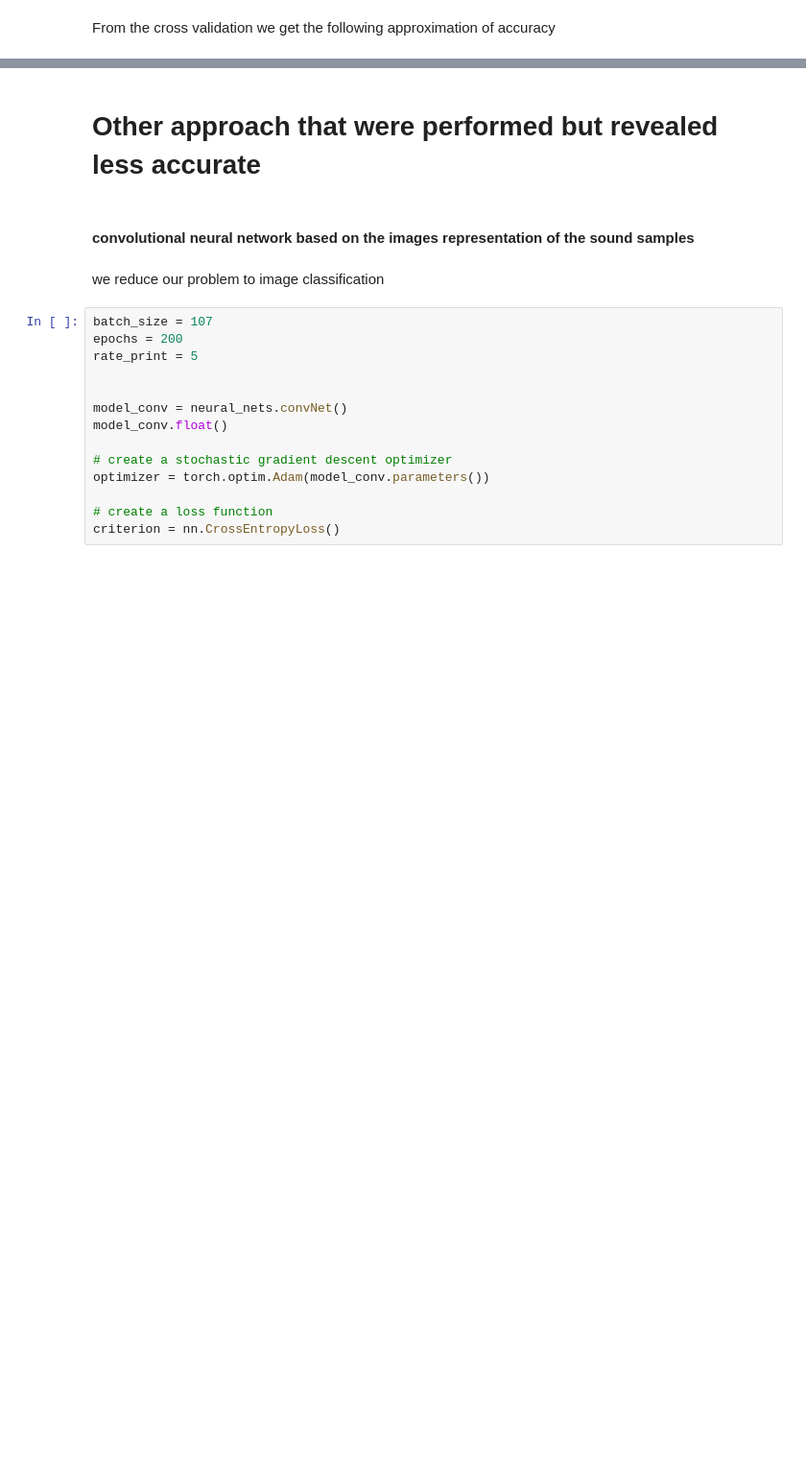
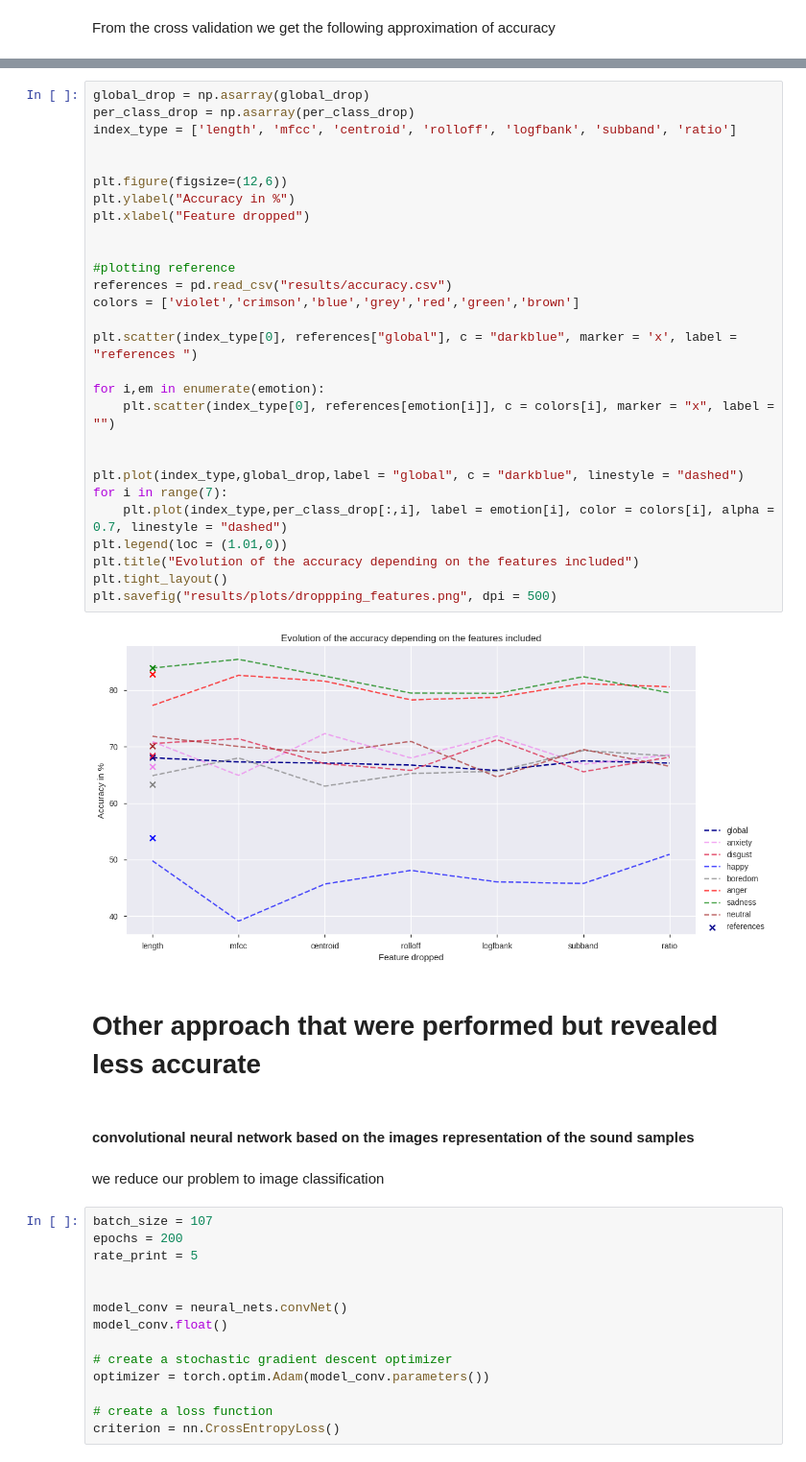
Before and after one commit to dufourc1/speech_emotion_recognition, a Jupyter notebook: Report.ipynb, the cells around one changed output, grey strips where cells are left out. Shown: that part at 96% size. Saved outputs shown, nothing was run; the diff lists cells and outputs as text; blank space fills up the shorter version.

```diff
--- a/Report.ipynb
+++ b/Report.ipynb
@@ -314,3 +361,33 @@ plt.show()
+# %%
+global_drop = np.asarray(global_drop)
+per_class_drop = np.asarray(per_class_drop)
+index_type = ['length', 'mfcc', 'centroid', 'rolloff', 'logfbank', 'subband', 'ratio']
+
+
+plt.figure(figsize=(12,6))
+plt.ylabel("Accuracy in %")
+plt.xlabel("Feature dropped")
+
+
+#plotting reference
+references = pd.read_csv("results/accuracy.csv")
+colors = ['violet','crimson','blue','grey','red','green','brown']
+
+plt.scatter(index_type[0], references["global"], c = "darkblue", marker = 'x', label = "references ")
+
+for i,em in enumerate(emotion):
+    plt.scatter(index_type[0], references[emotion[i]], c = colors[i], marker = "x", label = "")
+
+
+plt.plot(index_type,global_drop,label = "global", c = "darkblue", linestyle = "dashed")
+for i in range(7):
+    plt.plot(index_type,per_class_drop[:,i], label = emotion[i], color = colors[i], alpha = 0.7, linestyle = "dashed")
+plt.legend(loc = (1.01,0))
+plt.title("Evolution of the accuracy depending on the features included")
+plt.tight_layout()
+plt.savefig("results/plots/droppping_features.png", dpi = 500)
+# %% [output]
+[figure, added]
 # %% [markdown]
 # Other approach that were performed but revealed less accurate
 # %% [markdown]
```
Also changed, not shown: parts of 17 cells of this notebook, 15 other files.
